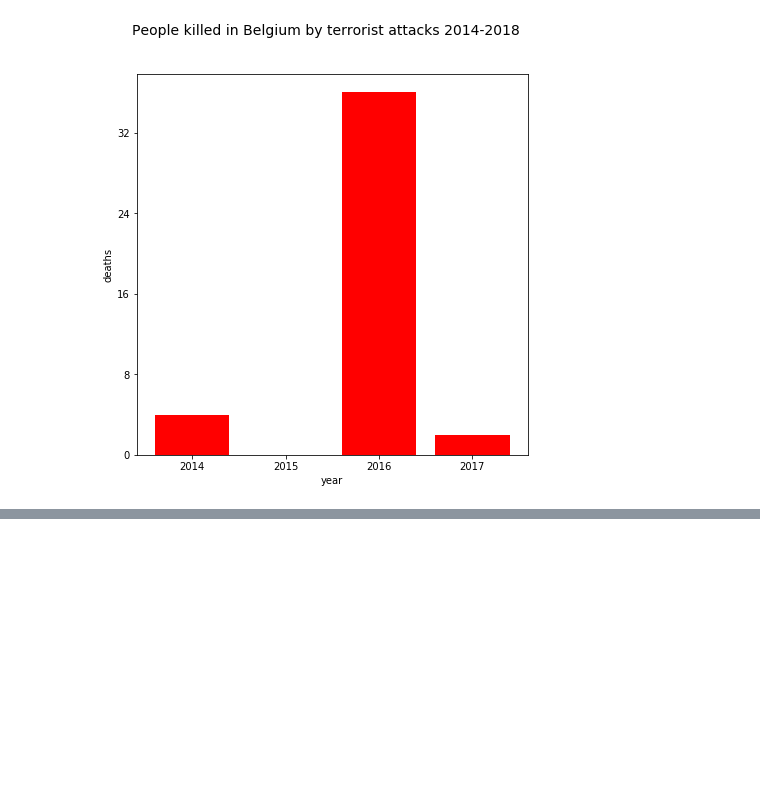
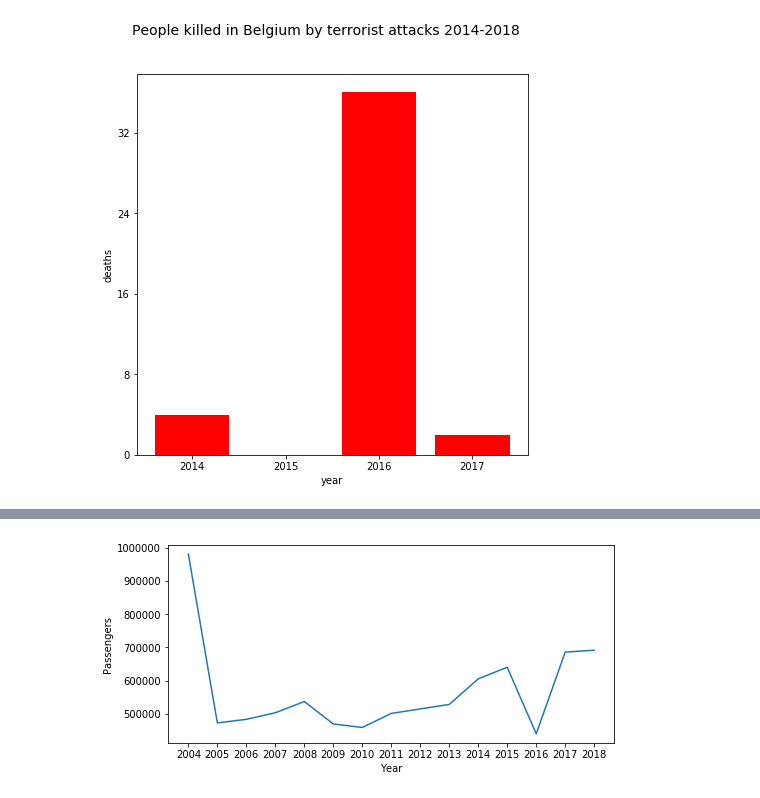
Before and after one commit to WilliamMoehlig/DataMining, a Jupyter notebook: taba.ipynb, the cells around one changed output, grey strips where cells are left out. Saved outputs shown, nothing was run; the diff lists cells and outputs as text; code cells hidden in the pictures; blank space fills up the shorter version.

```diff
--- a/taba.ipynb
+++ b/taba.ipynb
@@ -17,7 +17,7 @@ file_passengers = 'avia_par_be'
 # Fetch Data
 # %%
 #data_path = 'D:/DataMining/taba/'
-data_path = '../data/Datasets/'
+data_path = '../Datasets/'
 
 attack_data = sc.textFile(data_path + 'gtd-data/' + file_attack + '.csv')
 airport_data = sc.textFile(data_path + file_airport + '.csv')
@@ -316,0 +475,41 @@ plt.show()
+# %%
+%matplotlib inline
+import matplotlib.pyplot as plt
+import matplotlib.dates as plt_dates
+from datetime import datetime
+
+y_axis = []
+x_axis = []
+
+for row in df_passengers_by_year.collect():
+     #Toekennen aan x as
+    x_axis.append(int(row.Year))
+    #Toekennen aan y as
+    y_axis.append(int(row.Passengers))
+
+#Maken grafiek
+#fig1 = plt.figure(figsize=(7, 7))
+#fig1.suptitle('Passengers departing from airport Brussels 2004-2018', fontsize=14)
+#ax = fig1.add_subplot(111)
+#ax.set_xlabel('Year')
+#ax.set_ylabel('Passengers')
+#ax.bar(x_axis, y_axis, fc='red', align='center')
+#ax.xaxis.set_major_locator(plt.MaxNLocator(5))
+#ax.yaxis.set_major_locator(plt.MaxNLocator(5))
+
+#plt.annotate('Terrorist attack', xy=(2016, 439874), xytext=(2014.42, 750000),
+#            arrowprops=dict(facecolor='black', shrink=0.05),
+#            )
+#plt.show()
+
+figl = plt.figure(figsize=(8,8))
+fig1.suptitle('Passengers departing from airport Brussels 2004-2018', fontsize=14)
+ax = figl.add_subplot(211)
+ax.set_xlabel('Year')
+ax.set_ylabel('Passengers')
+
+plt.plot(df_passengers_by_year.select("Year").rdd.flatMap(lambda x: x).collect(), df_passengers_by_year.select("Passengers").rdd.flatMap(lambda x: x).collect())
+plt.show()
+df_passengers_by_year = df_passengers_by_year.join(grouped_query.withColumnRenamed("iyear", "Year"),on=['Year'],how='outer')
+# %% [output]
+[figure, added]
```
Also changed, not shown: parts of 5 cells of this notebook.
